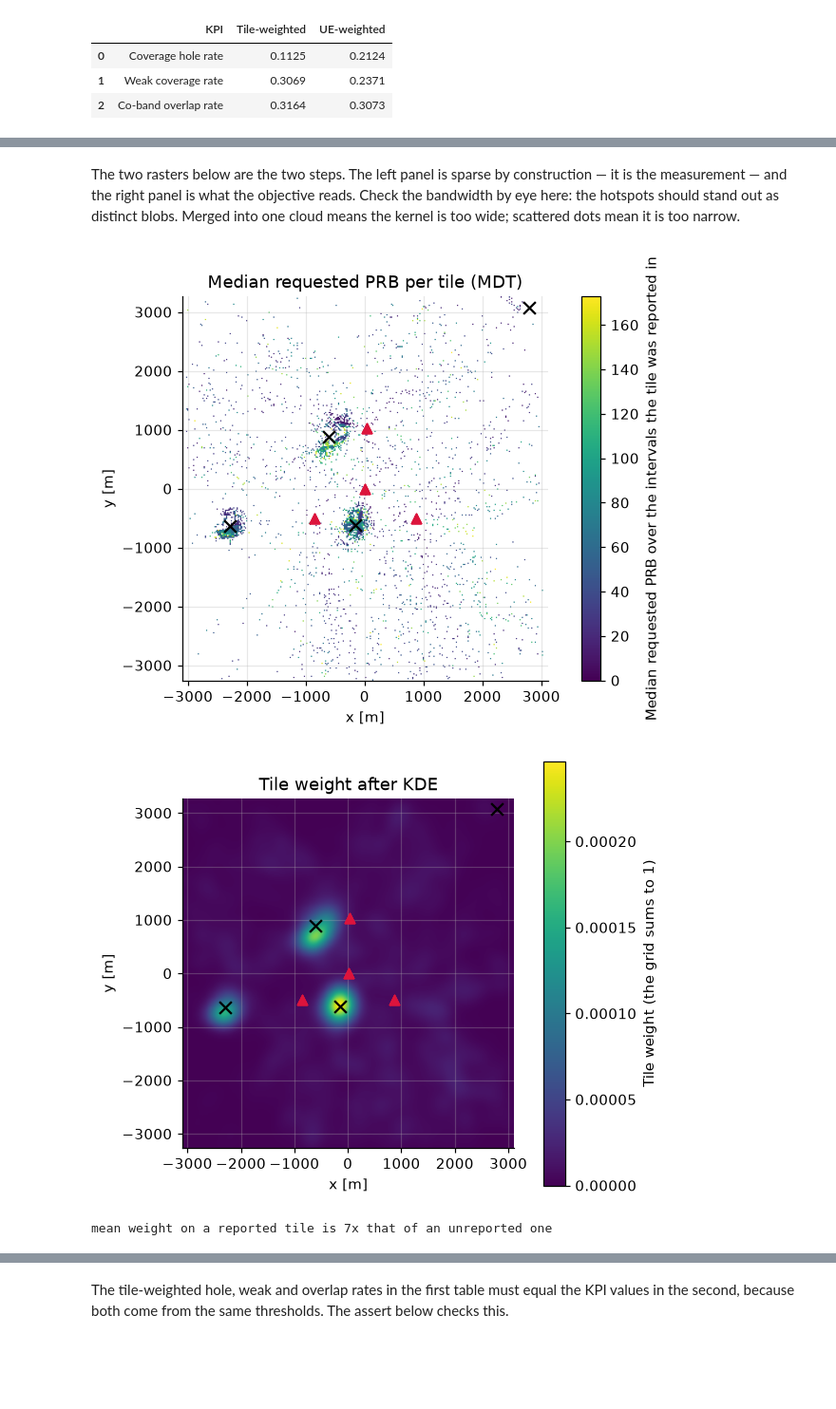
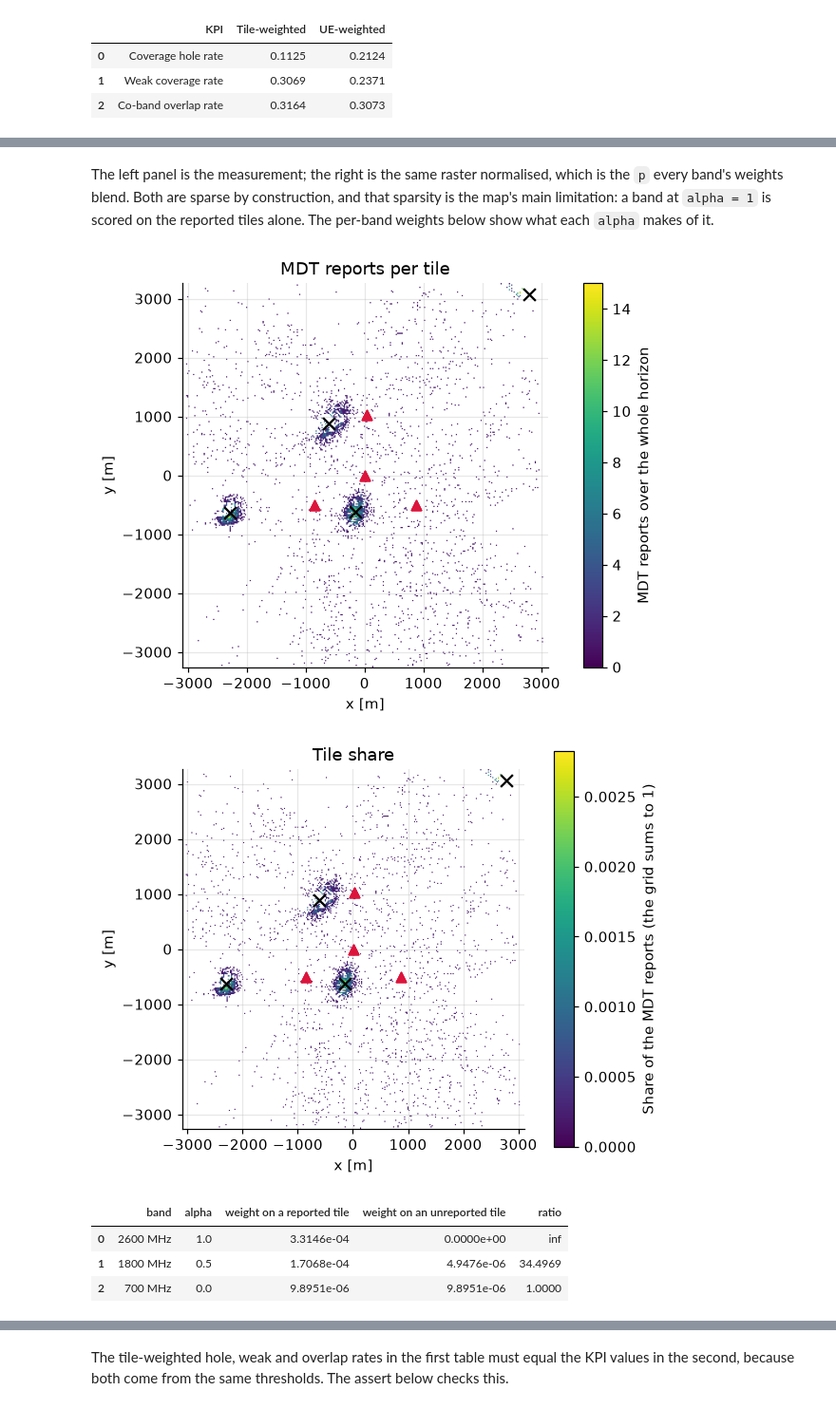
Before and after one commit to NguyenVu04/band-tilt, a Jupyter notebook: notebooks/02_preprocessing.ipynb, the cells around one changed output, grey strips where cells are left out. Shown at 95% size. Drawn from its saved outputs; the diff is of its cells as text; code cells hidden in the pictures; blank space fills up the shorter version.

```diff
--- a/notebooks/02_preprocessing.ipynb
+++ b/notebooks/02_preprocessing.ipynb
@@ -457,42 +465,67 @@ demand_summary
 # %% [markdown]
-The two rasters below are the two steps. The left panel is sparse by
-construction — it is the measurement — and the right panel is what the objective
-reads. Check the bandwidth by eye here: the hotspots should stand out as
-distinct blobs. Merged into one cloud means the kernel is too wide; scattered
-dots mean it is too narrow.
+The left panel is the measurement; the right is the same raster normalised,
+which is the `p` every band's weights blend. Both are sparse by construction, and
+that sparsity is the map's main limitation: a band at `alpha = 1` is scored on
+the reported tiles alone. The per-band weights below show what each `alpha`
+makes of it.
 # %%
 figure = plots.map_row(
-    {"Median requested PRB per tile (MDT)": np.where(reported, median_prb, np.nan)},
+    {"MDT reports per tile": np.where(reported, reports, np.nan)},
     radio,
-    colorbar_label="Median requested PRB over the intervals the tile was reported in",
+    colorbar_label="MDT reports over the whole horizon",
     cells=cell_table.drop_duplicates("cell"),
     hotspots=hotspots,
 )
-save_fig(figure, "demand_median_prb")
+save_fig(figure, "demand_reports")
 plt.show()
 
 figure = plots.map_row(
-    {"Tile weight after KDE": tile_weight},
+    {"Tile share": np.where(reported, tile_share, np.nan)},
     radio,
-    colorbar_label="Tile weight (the grid sums to 1)",
+    colorbar_label="Share of the MDT reports (the grid sums to 1)",
     cells=cell_table.drop_duplicates("cell"),
     hotspots=hotspots,
 )
-save_fig(figure, "demand_tile_weight")
+save_fig(figure, "demand_tile_share")
 plt.show()
 
-# The KDE must move weight towards the traffic, or the objective weights noise.
-assert np.isclose(tile_weight.sum(), 1.0)
-assert tile_weight[reported].mean() > tile_weight[~reported].mean()
-print(
-    f"mean weight on a reported tile is "
-    f"{tile_weight[reported].mean() / tile_weight[~reported].mean():.0f}x "
-    "that of an unreported one"
+# The share is a distribution over the reported tiles and nothing else; the
+# floor under the rest is alpha, not the map.
+assert np.isclose(tile_share.sum(), 1.0)
+assert (tile_share[~reported] == 0.0).all()
+
+# What each band's alpha makes of that share: the weight on a reported tile
+# against the weight on ground the MDT never saw.
+uniform = 1.0 / tile_share.size
+weights = pd.DataFrame(
+    [
+        {
+            "band": label(band),
+            "alpha": alpha,
+            "weight on a reported tile": (1 - alpha) * uniform
+            + alpha * float(tile_share[reported].mean()),
+            "weight on an unreported tile": (1 - alpha) * uniform,
+        }
+        for band, alpha in cfg.kpi.objective.alpha.items()
+    ]
 )
+# Infinite at alpha = 1: that band has no floor under unreported ground at all.
+floor = weights["weight on an unreported tile"].to_numpy()
+weights["ratio"] = np.divide(
+    weights["weight on a reported tile"].to_numpy(),
+    floor,
+    out=np.full(len(weights), np.inf),
+    where=floor > 0.0,
+)
+save_table(weights, "demand_band_weights")
+weights
 # %% [output]
-[figure, old version]
+[figure, new version]
-[figure, old version]
+[figure, new version]
-mean weight on a reported tile is 7x that of an unreported one
+|  | band | alpha | weight on a reported tile | weight on an unreported tile | ratio |
+| 0 | 2600 MHz | 1.0 | 3.3146e-04 | 0.0000e+00 | inf |
+| 1 | 1800 MHz | 0.5 | 1.7068e-04 | 4.9476e-06 | 34.4969 |
+| 2 | 700 MHz | 0.0 | 9.8951e-06 | 9.8951e-06 | 1.0000 |
 # %% [markdown]
 ## 8. Baseline Network KPIs
 
```
Also changed, not shown: parts of 12 cells of this notebook, 25 other files.
